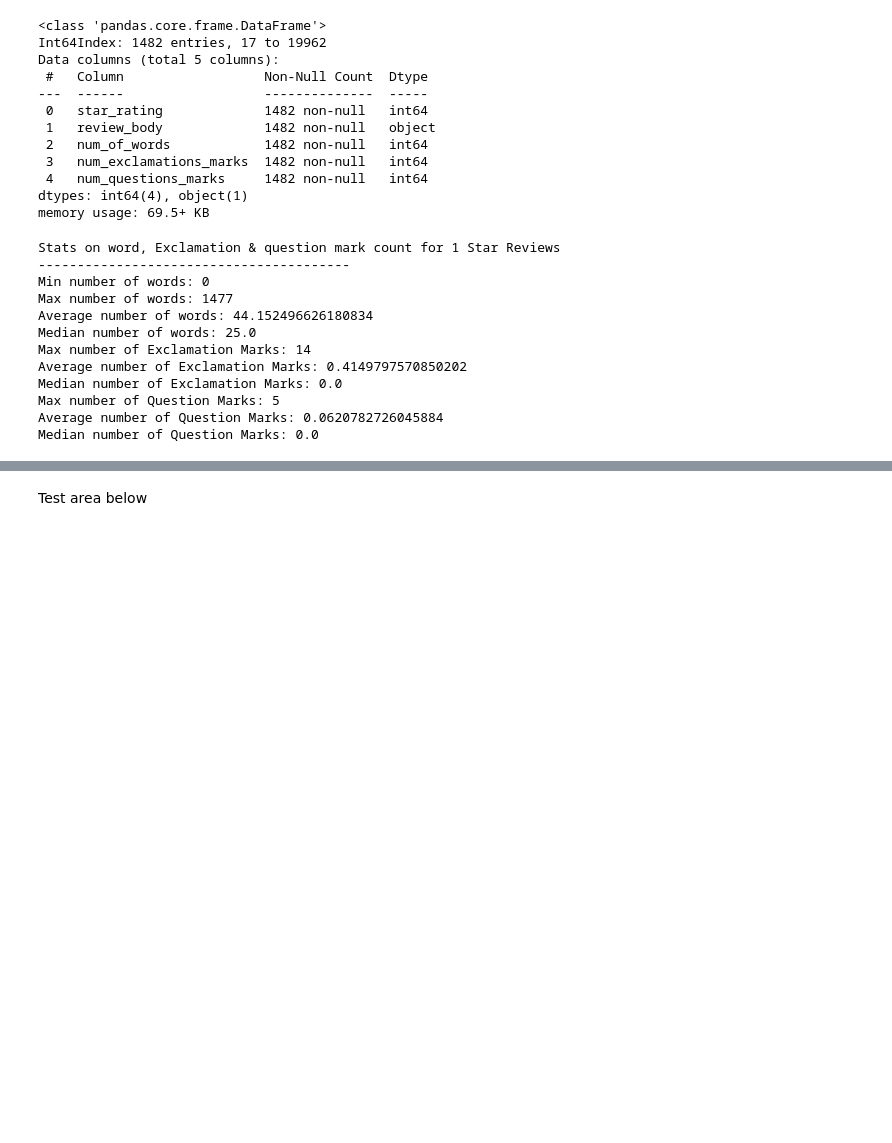
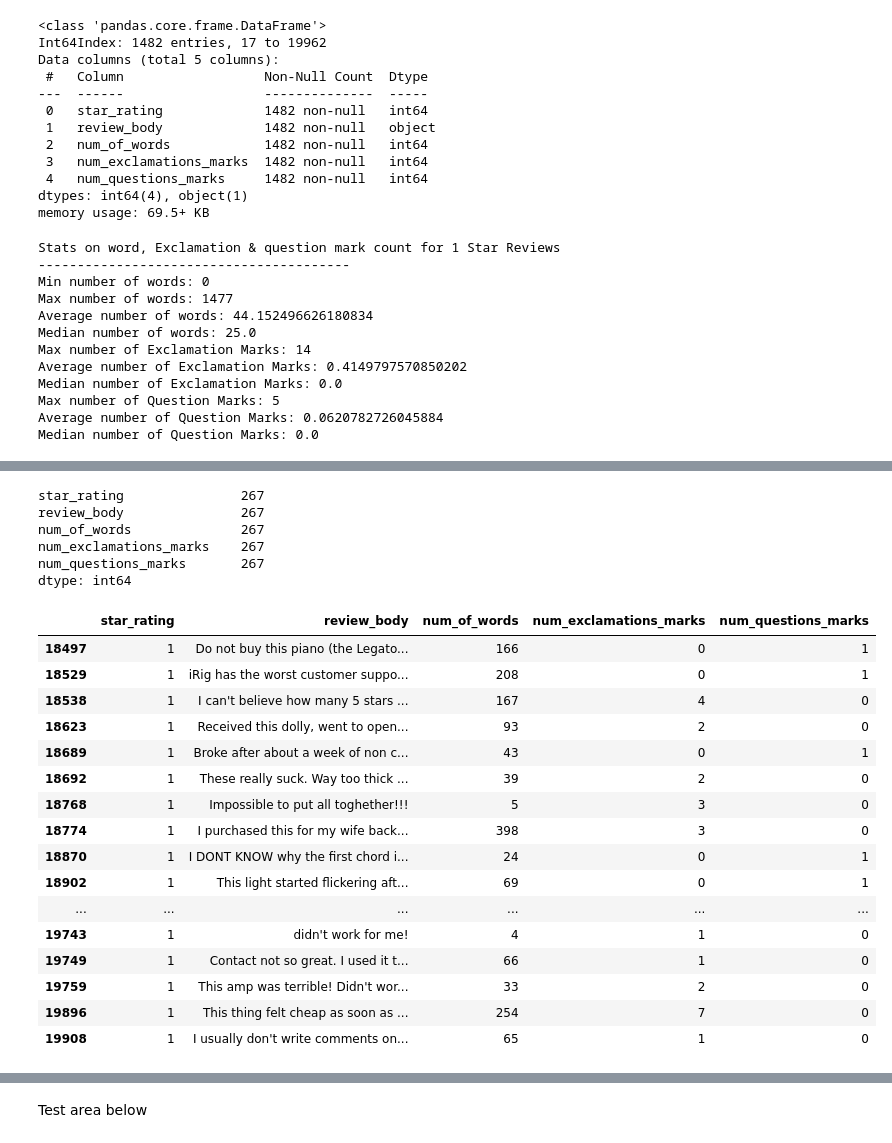
Before and after one commit to wiredmerlin/predicting_star_ratings, a Jupyter notebook: project02.ipynb, the cells around one changed output, grey strips where cells are left out. Cells and saved outputs as stored; diff of their text form; code cells hidden in the pictures; blank space fills up the shorter version.

Commit message:
filtering out records with exclamation and question marks

```diff
--- a/project02.ipynb
+++ b/project02.ipynb
@@ -189,0 +193,3 @@ Median number of Question Marks: 0.0
+# %%
+onestar_filtered_df = onestar_reviews_df.drop(onestar_reviews_df[(onestar_reviews_df['num_exclamations_marks'] == 0) & (onestar_reviews_df['num_questions_marks'] == 0)].index)
+onestar_filtered_df.head()
@@ -190,3 +203,32 @@ Median number of Question Marks: 0.0
+# %%
+onestar_filtered_df[onestar_filtered_df['num_exclamations_marks'] != 0].count()
+# %% [output]
+star_rating               267
+review_body               267
+num_of_words              267
+num_exclamations_marks    267
+num_questions_marks       267
+dtype: int64
+# %%
+onestar_filtered_df.tail(30)
+# %% [output]
+|  | star_rating | review_body | num_of_words | num_exclamations_marks | num_questions_marks |
+| 18497 | 1 | Do not buy this piano (the Legato... | 166 | 0 | 1 |
+| 18529 | 1 | iRig has the worst customer suppo... | 208 | 0 | 1 |
+| 18538 | 1 | I can't believe how many 5 stars ... | 167 | 4 | 0 |
+| 18623 | 1 | Received this dolly, went to open... | 93 | 2 | 0 |
+| 18689 | 1 | Broke after about a week of non c... | 43 | 0 | 1 |
+| 18692 | 1 | These really suck. Way too thick ... | 39 | 2 | 0 |
+| 18768 | 1 | Impossible to put all toghether!!! | 5 | 3 | 0 |
+| 18774 | 1 | I purchased this for my wife back... | 398 | 3 | 0 |
+| 18870 | 1 | I DONT KNOW why the first chord i... | 24 | 0 | 1 |
+| 18902 | 1 | This light started flickering aft... | 69 | 0 | 1 |
+| ... | ... | ... | ... | ... | ... |
+| 19743 | 1 | didn't work for me! | 4 | 1 | 0 |
+| 19749 | 1 | Contact not so great. I used it t... | 66 | 1 | 0 |
+| 19759 | 1 | This amp was terrible! Didn't wor... | 33 | 2 | 0 |
+| 19896 | 1 | This thing felt cheap as soon as ... | 254 | 7 | 0 |
+| 19908 | 1 | I usually don't write comments on... | 65 | 1 | 0 |
 # %%
 # analyzing Two Star reviews
 twostar_reviews_df = reviews_df[reviews_df['star_rating'] == 2]
```
Also changed, not shown: parts of 24 cells of this notebook.
